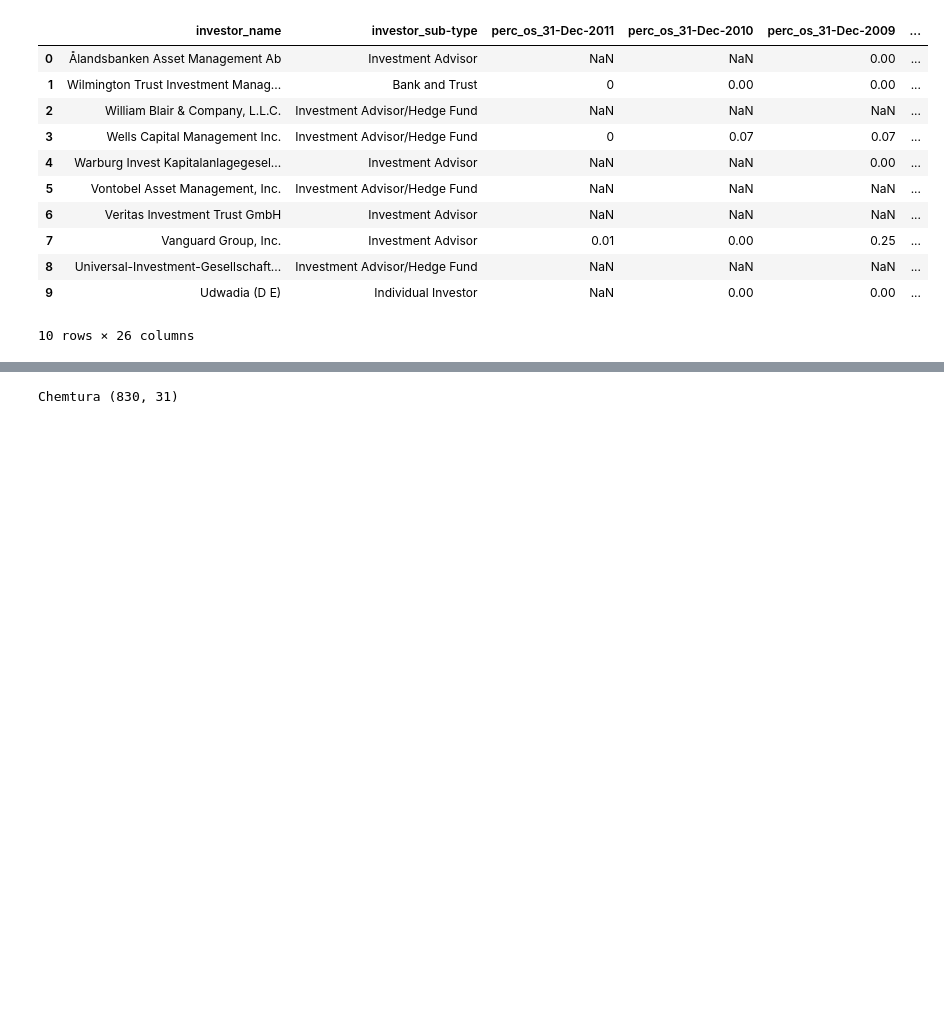
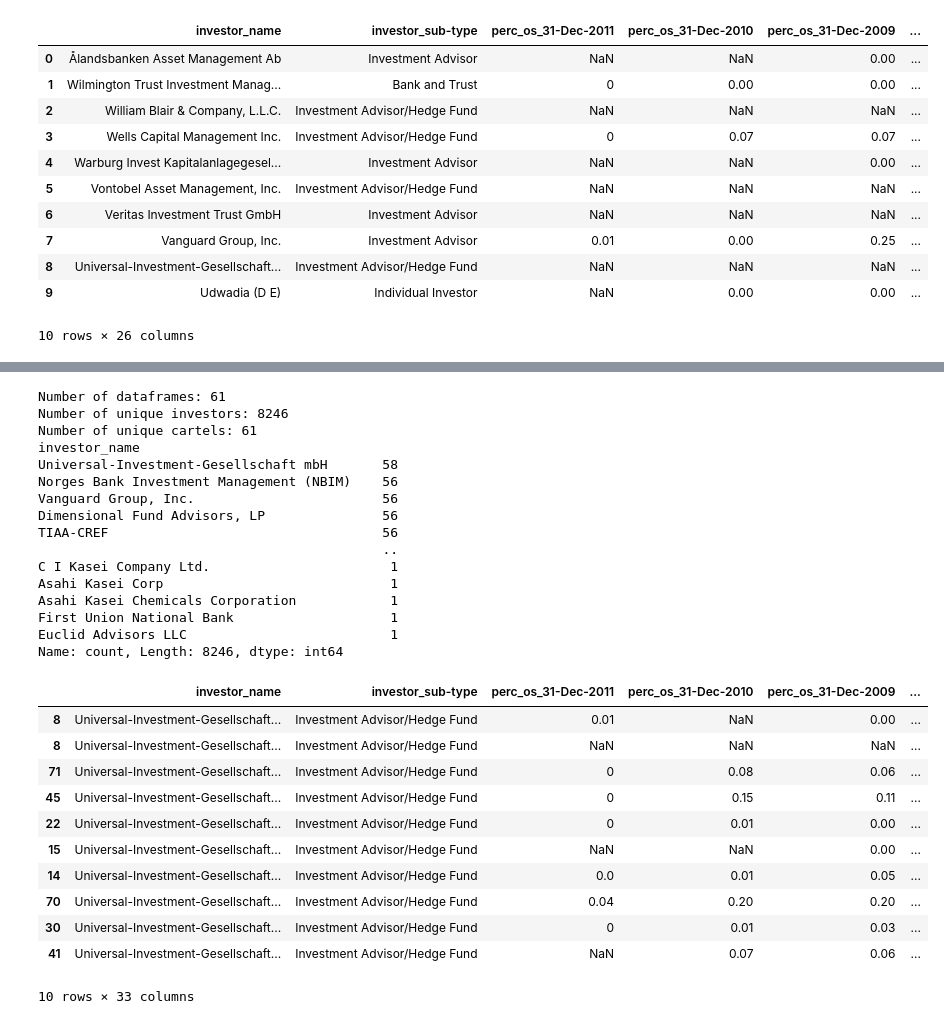
Before and after one commit to DeChrigi/BA_Thesis, a Jupyter notebook: shareholder_network.ipynb, the cells around one changed output, grey strips where cells are left out. Drawn from its saved outputs; the diff is of its cells as text; code cells hidden in the pictures; blank space fills up the shorter version.

```diff
--- a/shareholder_network.ipynb
+++ b/shareholder_network.ipynb
@@ -120,10 +122,56 @@ Zeon
 | 8 | Wilmington Trust Investment Manag... | Bank and Trust | NaN | NaN | NaN | ... |
 | 9 | Williams de Broë Private Investme... | Investment Advisor | NaN | NaN | NaN | ... |
 10 rows × 33 columns
-# %%
-for df in dfs:
-    # count columns in each df
-    if df.shape[1] != 33:
-        print(df["cartel_name"][0], df.shape)
-# %% [output]
-Chemtura (830, 31)
+# %%
+print(f"Number of dataframes: {len(dfs)}")
+
+# Merge all dataframes into one
+df_merged = pd.concat(dfs)
+
+investor_names = df_merged['investor_name'].unique()
+cartel_names = df_merged['cartel_name'].unique()
+
+# print amount of uniques
+print(f"Number of unique investors: {len(investor_names)}")
+print(f"Number of unique cartels: {len(cartel_names)}")
+
+# order investors by number of companies they are in invested in
+investor_counts = df_merged['investor_name'].value_counts()
+
+investor_counts = investor_counts.sort_values(ascending=False)
+
+print(investor_counts)
+
+# show dataframe records where investor is Universal-Investment-Gesellschaft mbH
+df_universal = df_merged[df_merged['investor_name'] == 'Universal-Investment-Gesellschaft mbH']
+
+df_universal.head(10)
+# %% [output]
+Number of dataframes: 61
+Number of unique investors: 8246
+Number of unique cartels: 61
+investor_name
+Universal-Investment-Gesellschaft mbH       58
+Norges Bank Investment Management (NBIM)    56
+Vanguard Group, Inc.                        56
+Dimensional Fund Advisors, LP               56
+TIAA-CREF                                   56
+                                            ..
+C I Kasei Company Ltd.                       1
+Asahi Kasei Corp                             1
+Asahi Kasei Chemicals Corporation            1
+First Union National Bank                    1
+Euclid Advisors LLC                          1
+Name: count, Length: 8246, dtype: int64
+|  | investor_name | investor_sub-type | perc_os_31-Dec-2011 | perc_os_31-Dec-2010 | perc_os_31-Dec-2009 | ... |
+| 8 | Universal-Investment-Gesellschaft... | Investment Advisor/Hedge Fund | 0.01 | NaN | 0.00 | ... |
+| 8 | Universal-Investment-Gesellschaft... | Investment Advisor/Hedge Fund | NaN | NaN | NaN | ... |
+| 71 | Universal-Investment-Gesellschaft... | Investment Advisor/Hedge Fund | 0 | 0.08 | 0.06 | ... |
+| 45 | Universal-Investment-Gesellschaft... | Investment Advisor/Hedge Fund | 0 | 0.15 | 0.11 | ... |
+| 22 | Universal-Investment-Gesellschaft... | Investment Advisor/Hedge Fund | 0 | 0.01 | 0.00 | ... |
+| 15 | Universal-Investment-Gesellschaft... | Investment Advisor/Hedge Fund | NaN | NaN | 0.00 | ... |
+| 14 | Universal-Investment-Gesellschaft... | Investment Advisor/Hedge Fund | 0.0 | 0.01 | 0.05 | ... |
+| 70 | Universal-Investment-Gesellschaft... | Investment Advisor/Hedge Fund | 0.04 | 0.20 | 0.20 | ... |
+| 30 | Universal-Investment-Gesellschaft... | Investment Advisor/Hedge Fund | 0 | 0.01 | 0.03 | ... |
+| 41 | Universal-Investment-Gesellschaft... | Investment Advisor/Hedge Fund | NaN | 0.07 | 0.06 | ... |
+10 rows × 33 columns
```
Also changed, not shown: parts of 1 cell of this notebook.
